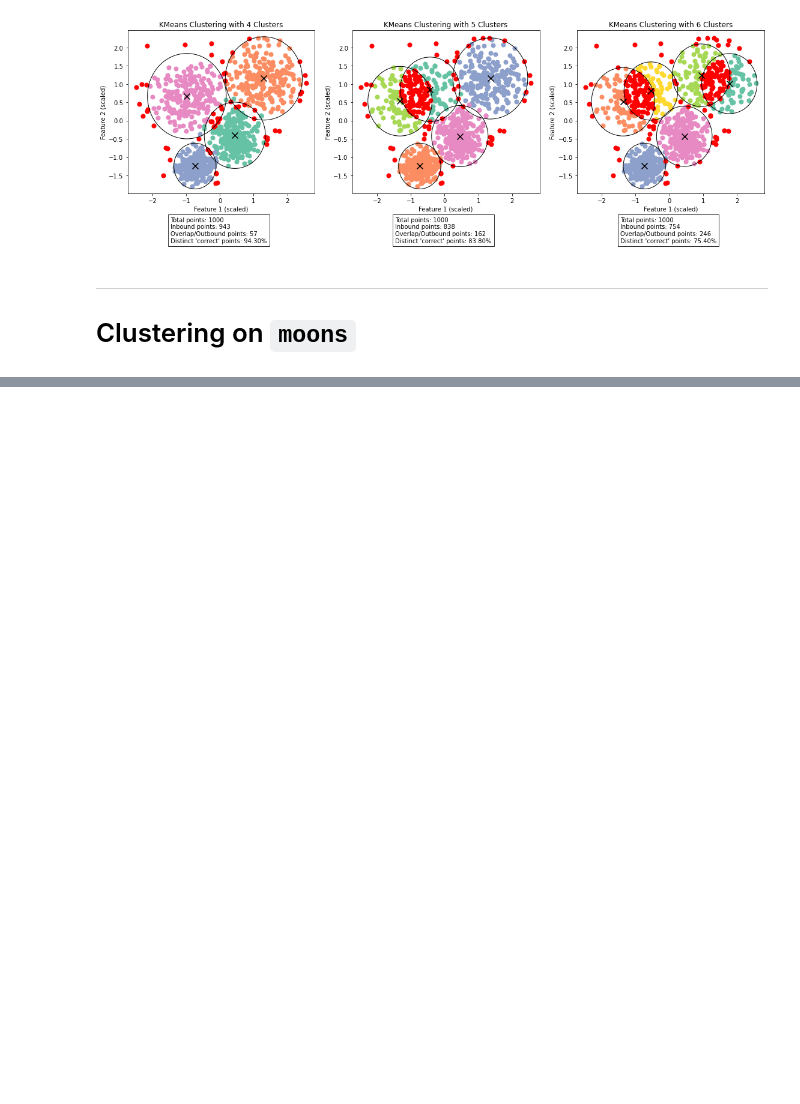
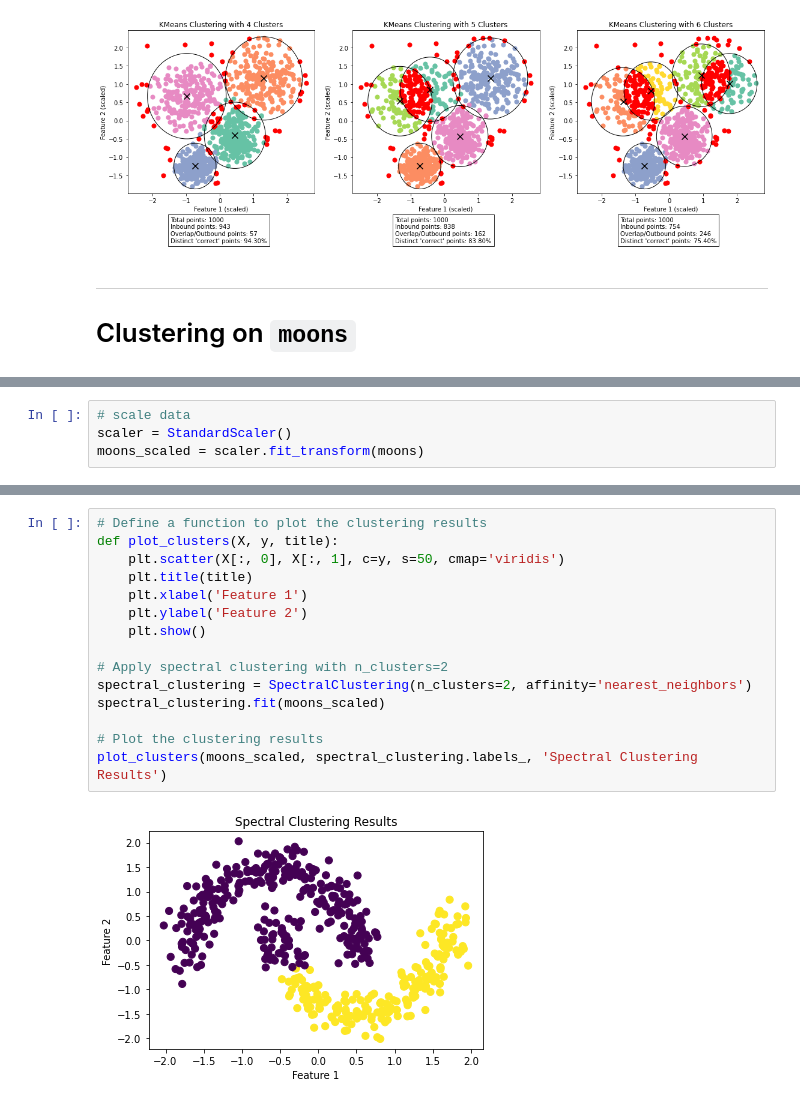
Before and after one commit to lukegge/MachineLearningCourse, a Jupyter notebook: assignment_2.ipynb, the cells around one changed output, grey strips where cells are left out. Drawn from its saved outputs; the diff is of its cells as text; blank space fills up the shorter version.

Commit message:
moons first

```diff
--- a/assignment_2.ipynb
+++ b/assignment_2.ipynb
@@ -340,0 +284,4 @@ plt.show()
+# %%
+# scale data
+scaler = StandardScaler()
+moons_scaled = scaler.fit_transform(moons)
@@ -340,0 +293,17 @@ plt.show()
+# %%
+# Define a function to plot the clustering results
+def plot_clusters(X, y, title):
+    plt.scatter(X[:, 0], X[:, 1], c=y, s=50, cmap='viridis')
+    plt.title(title)
+    plt.xlabel('Feature 1')
+    plt.ylabel('Feature 2')
+    plt.show()
+
+# Apply spectral clustering with n_clusters=2
+spectral_clustering = SpectralClustering(n_clusters=2, affinity='nearest_neighbors')
+spectral_clustering.fit(moons_scaled)
+
+# Plot the clustering results
+plot_clusters(moons_scaled, spectral_clustering.labels_, 'Spectral Clustering Results')
+# %% [output]
+[figure, added]
```
Also changed, not shown: parts of 13 cells of this notebook.
